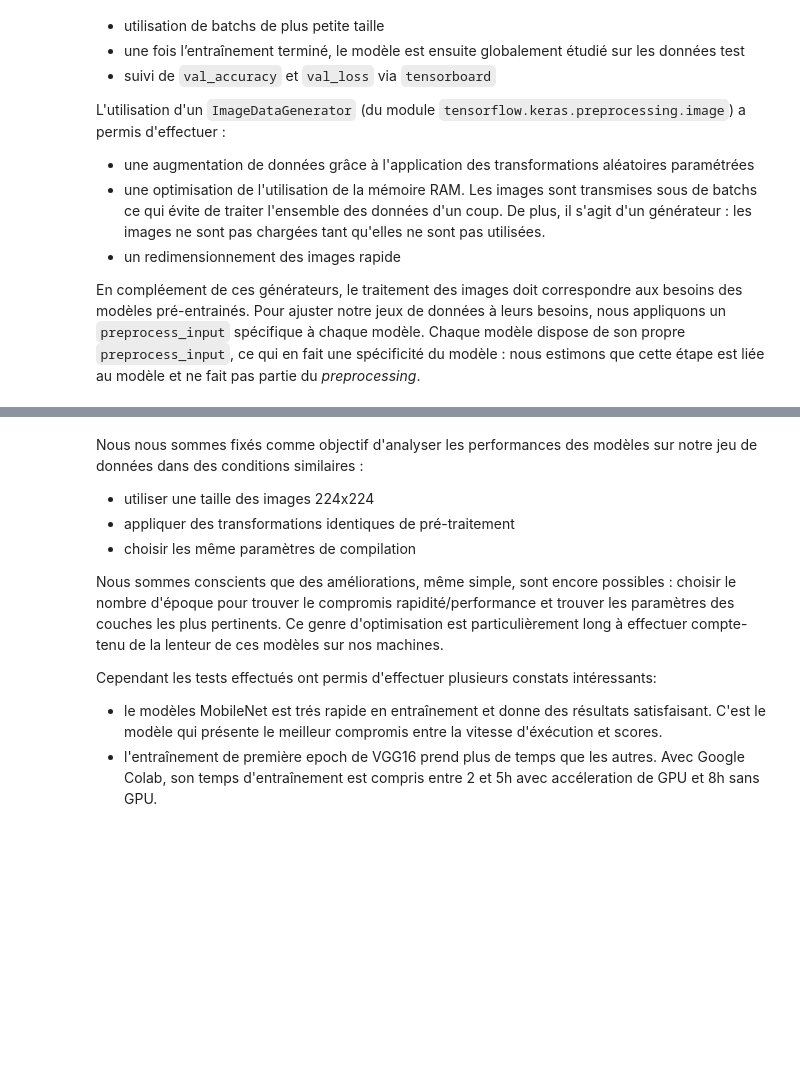
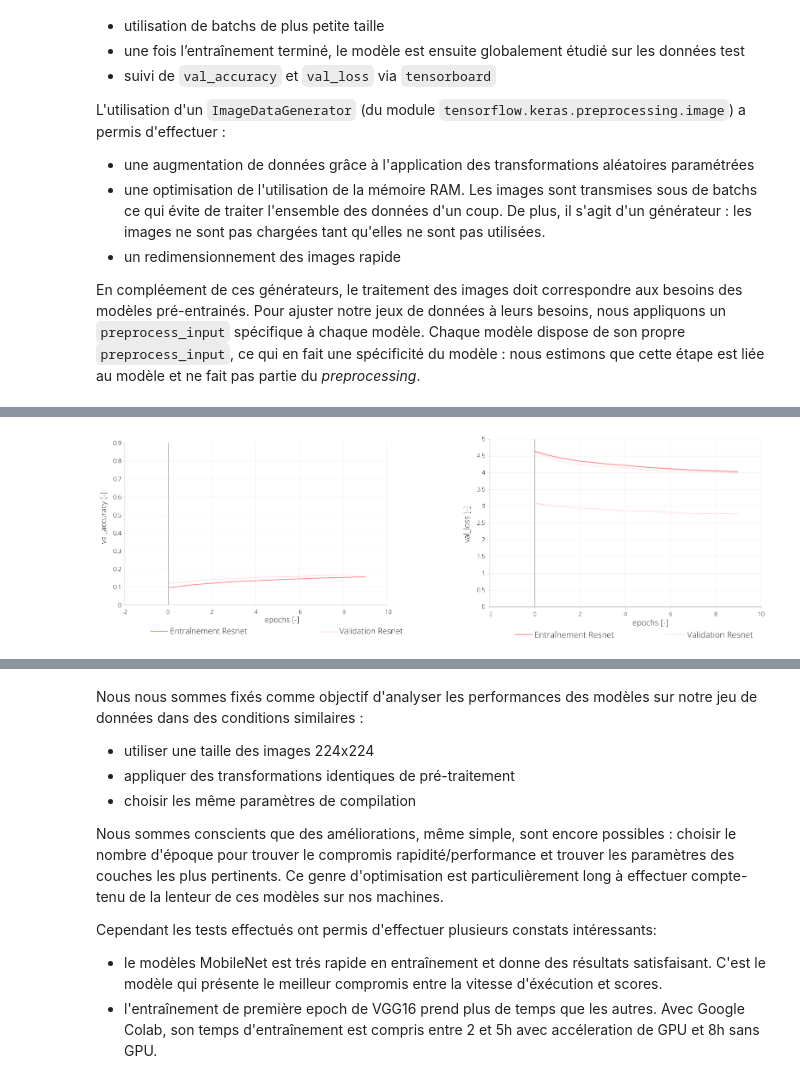
Before and after one commit to data-modelisation/rakuten, a Jupyter notebook: notebooks/final_report.ipynb, the cells around one changed output, grey strips where cells are left out. Saved outputs shown, nothing was run; the diff lists cells and outputs as text; code cells hidden in the pictures; blank space fills up the shorter version.

```diff
--- a/notebooks/final_report.ipynb
+++ b/notebooks/final_report.ipynb
@@ -667,0 +649,4 @@ Non-trainable params: 2,257,984
+# %%
+showImagesHorizontally(['images/images/epoch_accuracy_resnet.png', 'images/images/epoch_loss_resnet.png'])
+# %% [output]
+[figure, added]
```
Also changed, not shown: parts of 10 cells of this notebook.
